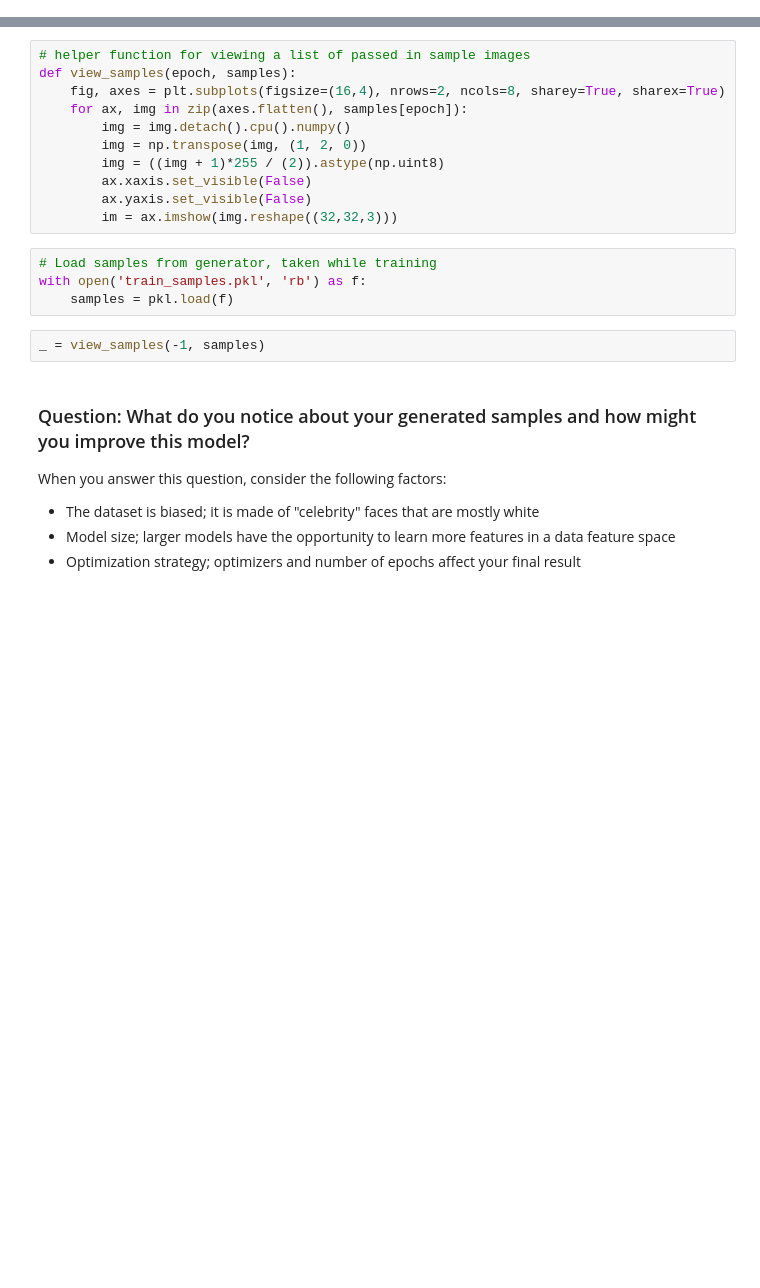
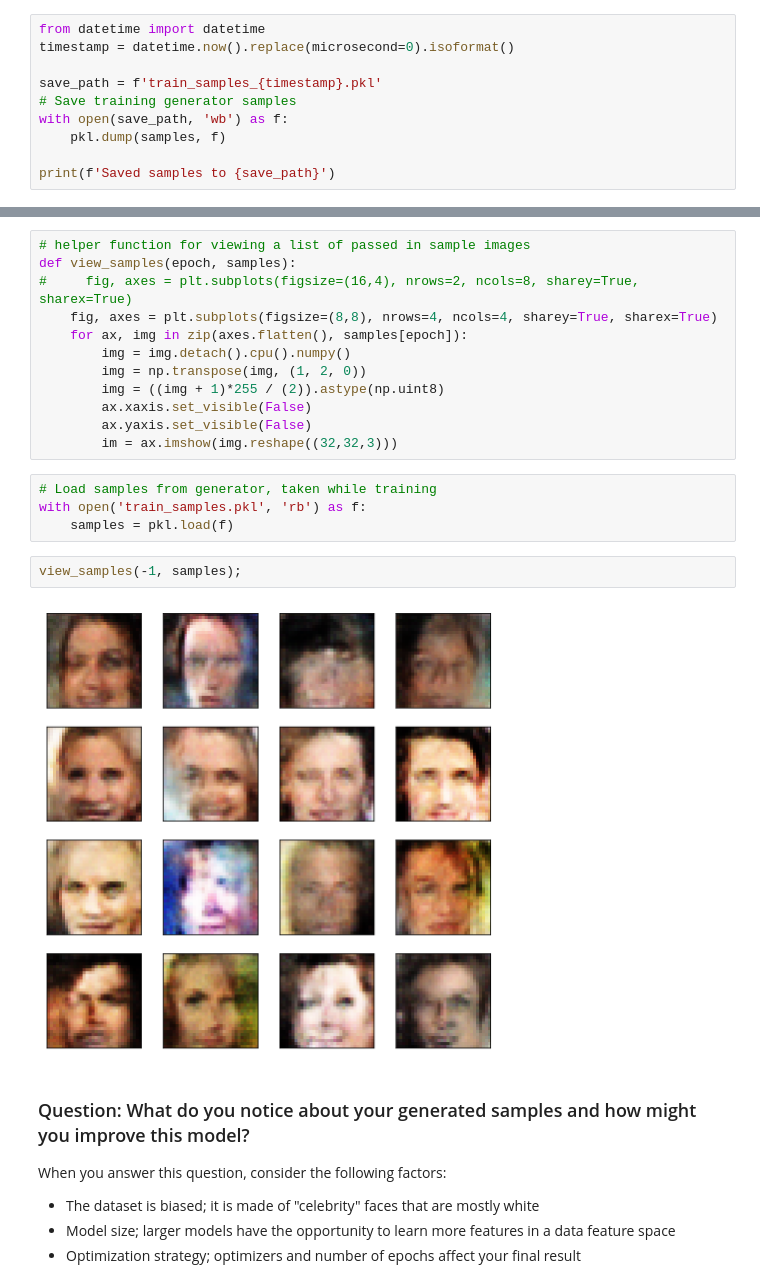
Before and after one commit to HaleTom/pytorch-udacity-intro, a Jupyter notebook: project-face-generation/dlnd_face_generation.ipynb, the cells around one changed output, grey strips where cells are left out. Saved outputs shown, nothing was run; the diff lists cells and outputs as text; blank space fills up the shorter version.

```diff
--- a/project-face-generation/dlnd_face_generation.ipynb
+++ b/project-face-generation/dlnd_face_generation.ipynb
@@ -640,0 +745,10 @@ losses = train(D, G, n_epochs=n_epochs)
+# %%
+from datetime import datetime
+timestamp = datetime.now().replace(microsecond=0).isoformat()
+
+save_path = f'train_samples_{timestamp}.pkl'
+# Save training generator samples
+with open(save_path, 'wb') as f:
+    pkl.dump(samples, f)
+
+print(f'Saved samples to {save_path}')
@@ -656,7 +809,8 @@ View samples of images from the generator, and answer a question about the stren
 # %%
 # helper function for viewing a list of passed in sample images
 def view_samples(epoch, samples):
-    fig, axes = plt.subplots(figsize=(16,4), nrows=2, ncols=8, sharey=True, sharex=True)
+#     fig, axes = plt.subplots(figsize=(16,4), nrows=2, ncols=8, sharey=True, sharex=True)
+    fig, axes = plt.subplots(figsize=(8,8), nrows=4, ncols=4, sharey=True, sharex=True)
     for ax, img in zip(axes.flatten(), samples[epoch]):
         img = img.detach().cpu().numpy()
         img = np.transpose(img, (1, 2, 0))
@@ -669,7 +823,9 @@ def view_samples(epoch, samples):
 with open('train_samples.pkl', 'rb') as f:
     samples = pkl.load(f)
 # %%
-_ = view_samples(-1, samples)
+view_samples(-1, samples);
+# %% [output]
+[figure, added]
 # %% [markdown]
 ### Question: What do you notice about your generated samples and how might you improve this model?
 When you answer this question, consider the following factors:
```
Also changed, not shown: parts of 15 cells of this notebook.
